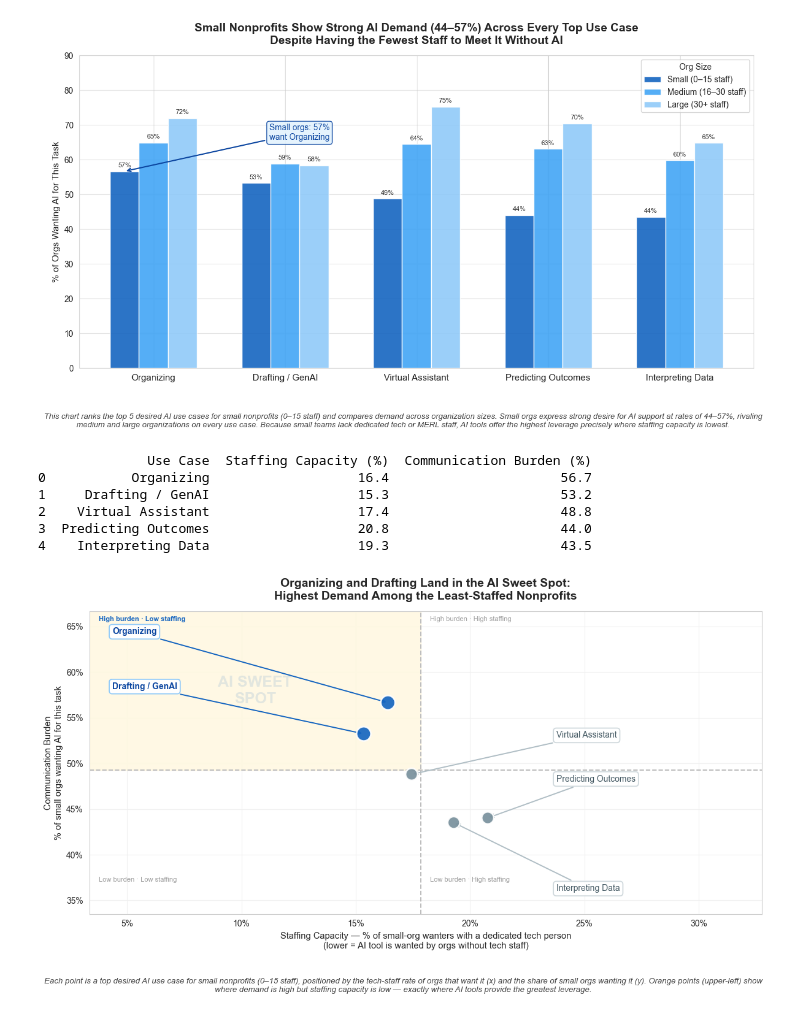
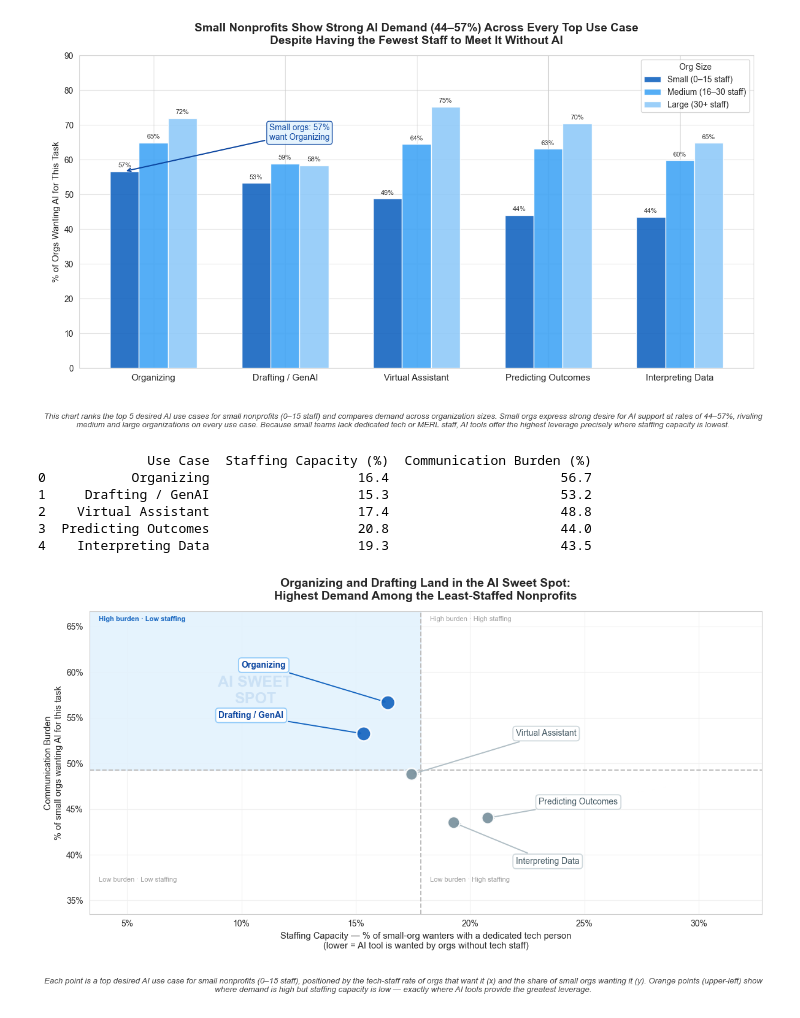
Before and after one commit to BoppingNoodles/SP26_Datathon, a Jupyter notebook: work/section_4_5_person_c.ipynb, the cells around one changed output. Saved outputs shown, nothing was run; the diff lists cells and outputs as text; code cells hidden in the pictures.

Commit message:
2x2 matrix: shorter arrows, blue quadrant shading
- Organizing and Drafting labels moved closer to their dots
- All label positions pulled in to shorten arrow lines
- Sweet-spot quadrant changed from amber to light blue (#E3F2FD)

Co-Authored-By: Claude Sonnet 4.6 <noreply@anthropic.com>

```diff
--- a/work/section_4_5_person_c.ipynb
+++ b/work/section_4_5_person_c.ipynb
@@ -333,10 +333,10 @@ sns.set_style('white')
 ax.grid(True, color='#F0F0F0', lw=0.8, zorder=0)
 ax.set_axisbelow(True)
 
-# Sweet-spot quadrant: warm amber tint so it reads as "positive"
+# Sweet-spot quadrant shading
 ax.fill_between(
     [xlim[0], x_mid], y_mid, ylim[1],
-    color='#FFF8E1', alpha=0.9, zorder=1
+    color='#E3F2FD', alpha=0.9, zorder=1
 )
 # Dividing lines
 ax.axhline(y_mid, color='#BDBDBD', lw=1.4, ls='--', zorder=2)
@@ -351,11 +351,11 @@ ax.scatter(x_vals, y_vals, s=pt_sizes, c=pt_colors, zorder=4,
 
 # Fan labels left/right with arrow connectors; sweet-spot labels styled in orange
 label_xy = {
-    'Organizing':          (xlim[0] + 1.0, ylim[1] - 2.5),
-    'Drafting / GenAI':    (xlim[0] + 1.0, ylim[1] - 8.5),
-    'Virtual Assistant':   (xlim[1] - 9.0, y_vals[2] + 4.0),
-    'Predicting Outcomes': (xlim[1] - 9.0, y_vals[3] + 4.0),
-    'Interpreting Data':   (xlim[1] - 9.0, ylim[0] + 2.5),
+    'Organizing':          (10.0, 60.5),
+    'Drafting / GenAI':    ( 9.0, 55.0),
+    'Virtual Assistant':   (22.0, 53.0),
+    'Predicting Outcomes': (23.0, 45.5),
+    'Interpreting Data':   (22.0, 39.0),
 }
 for _, row in matrix_df.iterrows():
     is_sweet    = (row['Staffing Capacity (%)'] < x_mid) and (row['Communication Burden (%)'] > y_mid)
@@ -406,31 +406,31 @@ ax.set_xlabel(
 ax.set_ylabel(
     'Communication Burden\n'
     '% of small orgs wanting AI for this task',
     fontsize=10.5
 )
 ax.set_title(
     "Organizing and Drafting Land in the AI Sweet Spot:\n"
     "Highest Demand Among the Least-Staffed Nonprofits",
     fontsize=14, fontweight='bold', pad=14
 )
 
 pyplot.tight_layout(rect=[0, 0.09, 1, 1])
 fig.text(
     0.5, 0.01,
     "Each point is a top desired AI use case for small nonprofits (0–15 staff), "
     "positioned by the tech-staff rate of orgs that want it (x) "
     "and the share of small orgs wanting it (y). "
     "Orange points (upper-left) show where demand is high but staffing capacity is low — "
     "exactly where AI tools provide the greatest leverage.",
     ha='center', va='bottom', fontsize=9.5, color='#444', style='italic',
     wrap=True
 )
 pyplot.show()
 # %% [output]
               Use Case  Staffing Capacity (%)  Communication Burden (%)
 0           Organizing                   16.4                      56.7
 1     Drafting / GenAI                   15.3                      53.2
 2    Virtual Assistant                   17.4                      48.8
 3  Predicting Outcomes                   20.8                      44.0
 4    Interpreting Data                   19.3                      43.5
-[figure, old version]
+[figure, new version]
```
